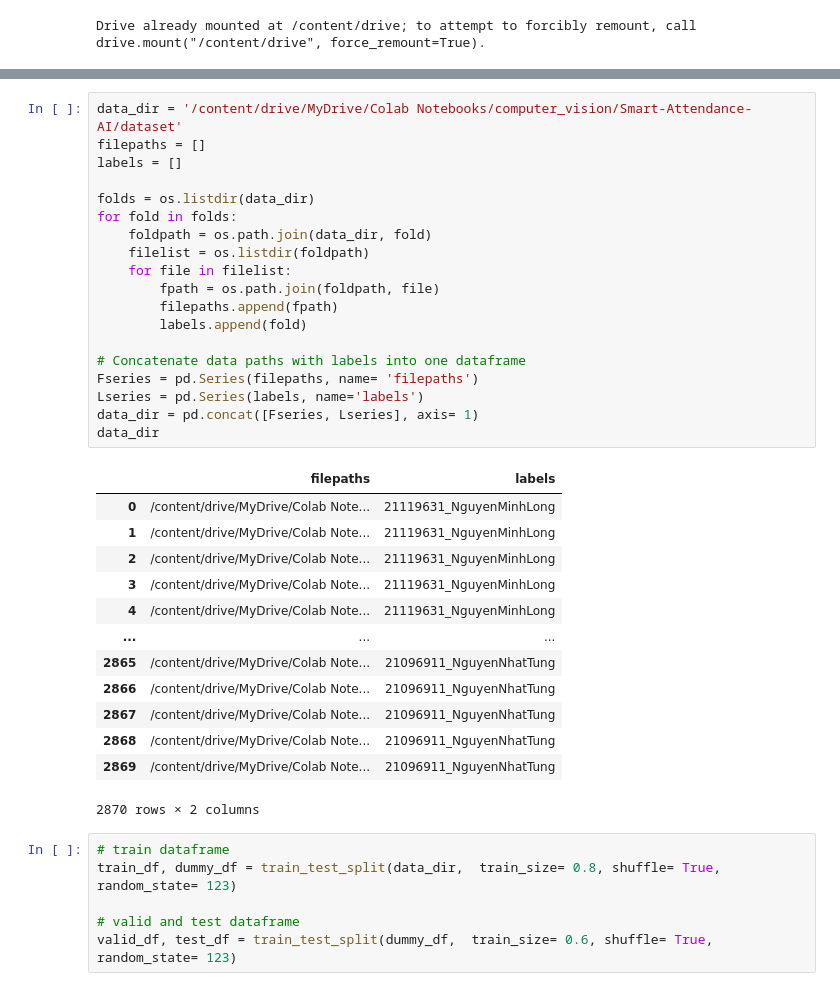
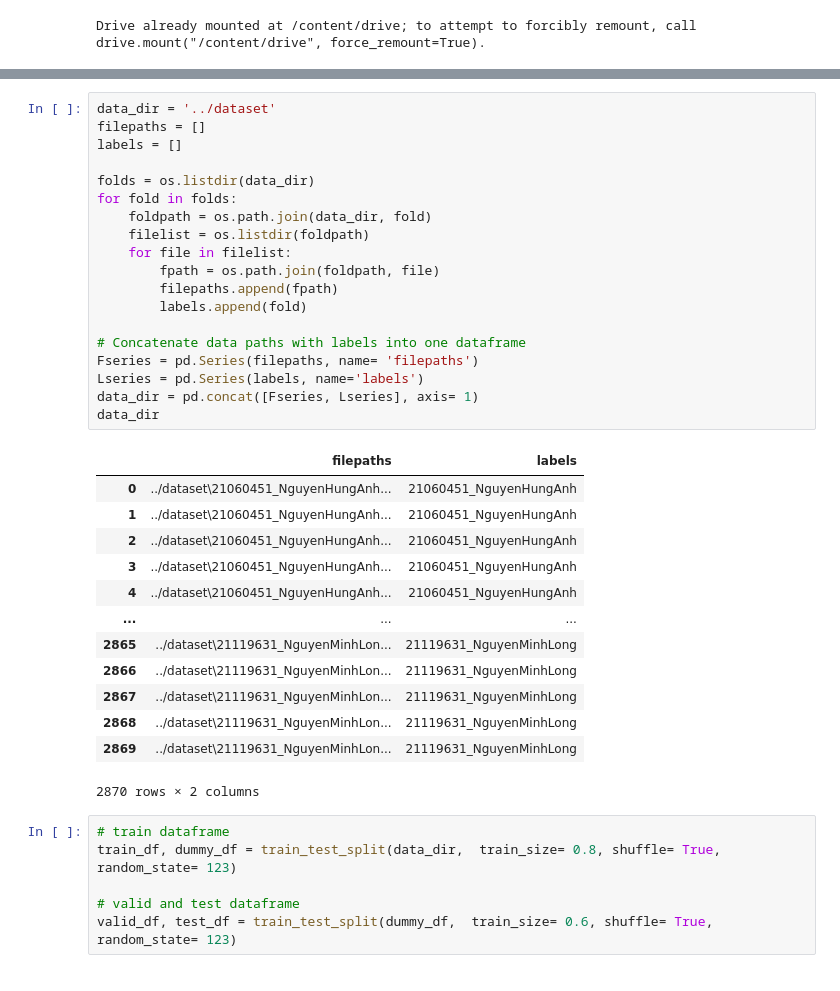
Before and after one commit to Hung000anh/Smart-Attendance-AI, a Jupyter notebook: notebook/build_model_restnet50v2.ipynb, the cells around one changed output, grey strips where cells are left out. Saved outputs shown, nothing was run; the diff lists cells and outputs as text.

```diff
--- a/notebook/build_model_restnet50v2.ipynb
+++ b/notebook/build_model_restnet50v2.ipynb
@@ -46,37 +37,37 @@ print ('modules loaded')
 # %% [output]
 modules loaded
 # %%
-data_dir = '/content/drive/MyDrive/Colab Notebooks/computer_vision/Smart-Attendance-AI/dataset'
+data_dir = '../dataset'
 filepaths = []
 labels = []
 
 folds = os.listdir(data_dir)
 for fold in folds:
     foldpath = os.path.join(data_dir, fold)
     filelist = os.listdir(foldpath)
     for file in filelist:
         fpath = os.path.join(foldpath, file)
         filepaths.append(fpath)
         labels.append(fold)
 
 # Concatenate data paths with labels into one dataframe
 Fseries = pd.Series(filepaths, name= 'filepaths')
 Lseries = pd.Series(labels, name='labels')
 data_dir = pd.concat([Fseries, Lseries], axis= 1)
 data_dir
 # %% [output]
 |  | filepaths | labels |
-| 0 | /content/drive/MyDrive/Colab Note... | 21119631_NguyenMinhLong |
-| 1 | /content/drive/MyDrive/Colab Note... | 21119631_NguyenMinhLong |
-| 2 | /content/drive/MyDrive/Colab Note... | 21119631_NguyenMinhLong |
-| 3 | /content/drive/MyDrive/Colab Note... | 21119631_NguyenMinhLong |
-| 4 | /content/drive/MyDrive/Colab Note... | 21119631_NguyenMinhLong |
+| 0 | ../dataset\21060451_NguyenHungAnh... | 21060451_NguyenHungAnh |
+| 1 | ../dataset\21060451_NguyenHungAnh... | 21060451_NguyenHungAnh |
+| 2 | ../dataset\21060451_NguyenHungAnh... | 21060451_NguyenHungAnh |
+| 3 | ../dataset\21060451_NguyenHungAnh... | 21060451_NguyenHungAnh |
+| 4 | ../dataset\21060451_NguyenHungAnh... | 21060451_NguyenHungAnh |
 | ... | ... | ... |
-| 2865 | /content/drive/MyDrive/Colab Note... | 21096911_NguyenNhatTung |
-| 2866 | /content/drive/MyDrive/Colab Note... | 21096911_NguyenNhatTung |
-| 2867 | /content/drive/MyDrive/Colab Note... | 21096911_NguyenNhatTung |
-| 2868 | /content/drive/MyDrive/Colab Note... | 21096911_NguyenNhatTung |
-| 2869 | /content/drive/MyDrive/Colab Note... | 21096911_NguyenNhatTung |
+| 2865 | ../dataset\21119631_NguyenMinhLon... | 21119631_NguyenMinhLong |
+| 2866 | ../dataset\21119631_NguyenMinhLon... | 21119631_NguyenMinhLong |
+| 2867 | ../dataset\21119631_NguyenMinhLon... | 21119631_NguyenMinhLong |
+| 2868 | ../dataset\21119631_NguyenMinhLon... | 21119631_NguyenMinhLong |
+| 2869 | ../dataset\21119631_NguyenMinhLon... | 21119631_NguyenMinhLong |
 2870 rows × 2 columns
 # %%
 # train dataframe
```
Also changed, not shown: parts of 9 cells of this notebook.
